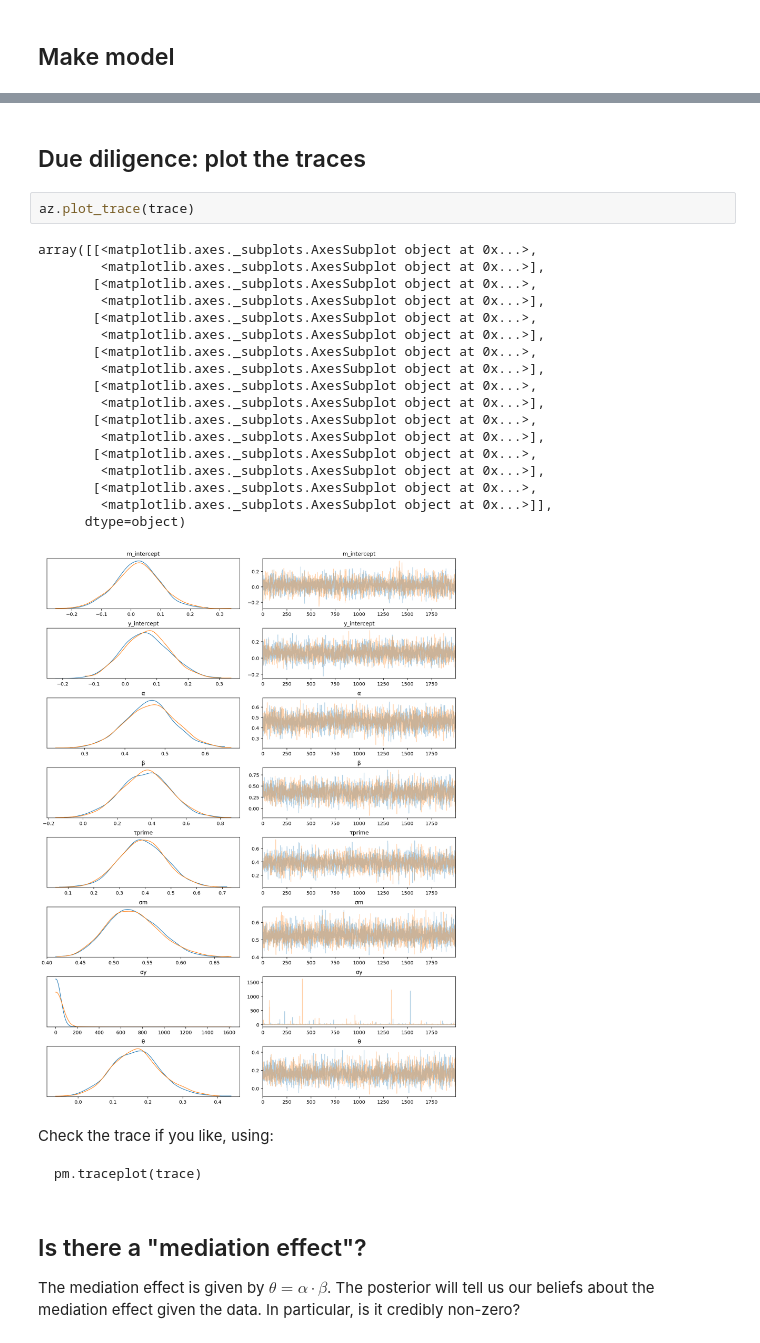
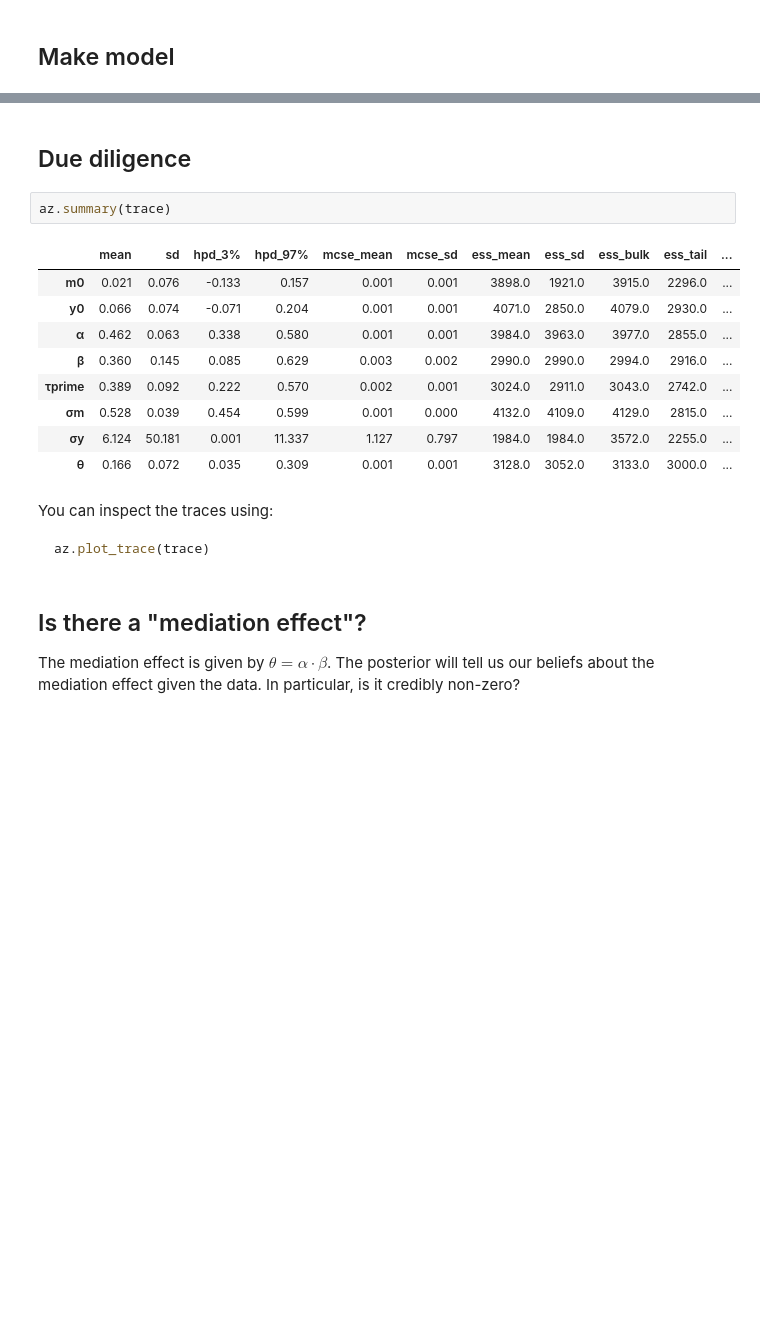
Before and after one commit to drbenvincent/pymc3-demo-code, a Jupyter notebook: mediation_analysis.ipynb, the cells around one changed output, grey strips where cells are left out. Saved outputs shown, nothing was run; the diff lists cells and outputs as text; blank space fills up the shorter version.

````diff
--- a/mediation_analysis.ipynb
+++ b/mediation_analysis.ipynb
@@ -147,30 +148,23 @@ NUTS: [σy, σm, τprime, β, α, y_intercept, m_intercept]
 # %% [markdown]
-## Due diligence: plot the traces
+## Due diligence
 # %%
-az.plot_trace(trace)
+az.summary(trace)
 # %% [output]
-array([[<matplotlib.axes._subplots.AxesSubplot object at 0x...>,
-        <matplotlib.axes._subplots.AxesSubplot object at 0x...>],
-       [<matplotlib.axes._subplots.AxesSubplot object at 0x...>,
-        <matplotlib.axes._subplots.AxesSubplot object at 0x...>],
-       [<matplotlib.axes._subplots.AxesSubplot object at 0x...>,
-        <matplotlib.axes._subplots.AxesSubplot object at 0x...>],
-       [<matplotlib.axes._subplots.AxesSubplot object at 0x...>,
-        <matplotlib.axes._subplots.AxesSubplot object at 0x...>],
-       [<matplotlib.axes._subplots.AxesSubplot object at 0x...>,
-        <matplotlib.axes._subplots.AxesSubplot object at 0x...>],
-       [<matplotlib.axes._subplots.AxesSubplot object at 0x...>,
-        <matplotlib.axes._subplots.AxesSubplot object at 0x...>],
-       [<matplotlib.axes._subplots.AxesSubplot object at 0x...>,
-        <matplotlib.axes._subplots.AxesSubplot object at 0x...>],
-       [<matplotlib.axes._subplots.AxesSubplot object at 0x...>,
-        <matplotlib.axes._subplots.AxesSubplot object at 0x...>]],
-      dtype=object)
-[figure, removed]
+|  | mean | sd | hpd_3% | hpd_97% | mcse_mean | mcse_sd | ess_mean | ess_sd | ess_bulk | ess_tail | ... |
+| m0 | 0.021 | 0.076 | -0.133 | 0.157 | 0.001 | 0.001 | 3898.0 | 1921.0 | 3915.0 | 2296.0 | ... |
+| y0 | 0.066 | 0.074 | -0.071 | 0.204 | 0.001 | 0.001 | 4071.0 | 2850.0 | 4079.0 | 2930.0 | ... |
+| α | 0.462 | 0.063 | 0.338 | 0.580 | 0.001 | 0.001 | 3984.0 | 3963.0 | 3977.0 | 2855.0 | ... |
+| β | 0.360 | 0.145 | 0.085 | 0.629 | 0.003 | 0.002 | 2990.0 | 2990.0 | 2994.0 | 2916.0 | ... |
+| τprime | 0.389 | 0.092 | 0.222 | 0.570 | 0.002 | 0.001 | 3024.0 | 2911.0 | 3043.0 | 2742.0 | ... |
+| σm | 0.528 | 0.039 | 0.454 | 0.599 | 0.001 | 0.000 | 4132.0 | 4109.0 | 4129.0 | 2815.0 | ... |
+| σy | 6.124 | 50.181 | 0.001 | 11.337 | 1.127 | 0.797 | 1984.0 | 1984.0 | 3572.0 | 2255.0 | ... |
+| θ | 0.166 | 0.072 | 0.035 | 0.309 | 0.001 | 0.001 | 3128.0 | 3052.0 | 3133.0 | 3000.0 | ... |
-# %% [markdown]
-Check the trace if you like, using:
-
-    pm.traceplot(trace)
+# %% [markdown]
+You can inspect the traces using:
+
+```python
+az.plot_trace(trace)
+```
 # %% [markdown]
 ## Is there a "mediation effect"?
 The mediation effect is given by $\theta = \alpha \cdot \beta$. The posterior will tell us our beliefs about the mediation effect given the data. In particular, is it credibly non-zero?
````
Also changed, not shown: parts of 9 cells of this notebook.
